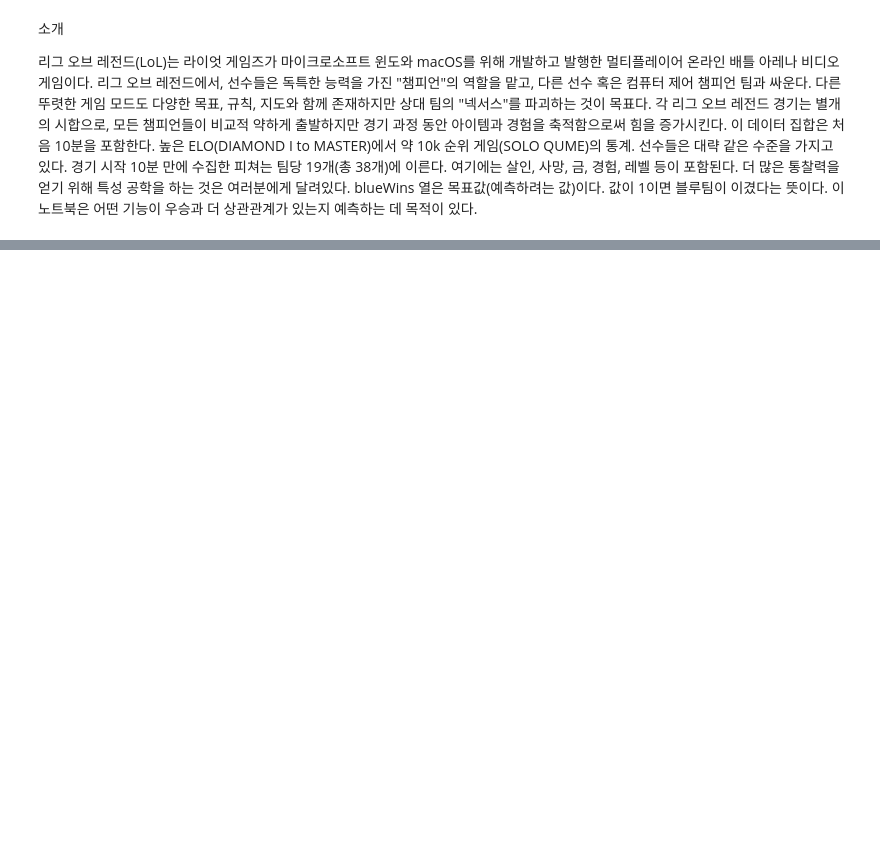
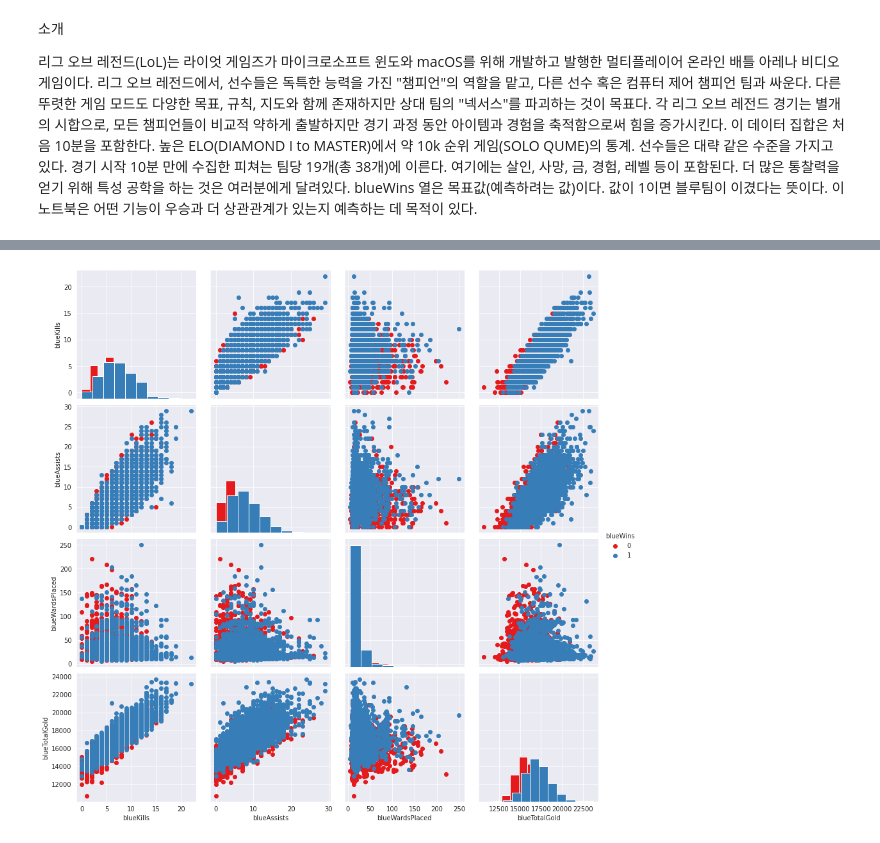
Before and after one commit to HopesDad/Py_ML_Deep_Learning, a Jupyter notebook: LOL_How_to_win_.ipynb, the cells around one changed output, grey strips where cells are left out. Cells and saved outputs as stored; diff of their text form; code cells hidden in the pictures; blank space fills up the shorter version.

```diff
--- a/LOL_How_to_win_.ipynb
+++ b/LOL_How_to_win_.ipynb
@@ -21,0 +22,8 @@ for fn in uploaded.keys():
+# %%
+%matplotlib inline
+sns.set_style("darkgrid")
+# %%
+# Load Dataset
+
+data = pd.read_csv('high_diamond_ranked_10min.csv')
+data.head()
@@ -21,0 +59,9 @@ for fn in uploaded.keys():
+# %%
+df_clean = data.copy()
+# %%
+# Drop some unecessary columns. e.g. blueFirstblood/redfirst blood blueEliteMonster/redEliteMonster blueDeath/redKills etc are repeated
+# Based on personal experience with the game, mimion yield gold+experience, we can drop minion kill too
+cols = ['gameId', 'redFirstBlood', 'redKills', 'redEliteMonsters', 'redDragons','redTotalMinionsKilled',
+       'redTotalJungleMinionsKilled', 'redGoldDiff', 'redExperienceDiff', 'redCSPerMin', 'redGoldPerMin', 'redHeralds',
+       'blueGoldDiff', 'blueExperienceDiff', 'blueCSPerMin', 'blueGoldPerMin', 'blueTotalMinionsKilled']
+df_clean = df_clean.drop(cols, axis = 1)
@@ -21,0 +88,8 @@ for fn in uploaded.keys():
+# %%
+# Next let's check the relationship between parameters of blue team features
+g = sns.PairGrid(data=df_clean, vars=['blueKills', 'blueAssists', 'blueWardsPlaced', 'blueTotalGold'], hue='blueWins', size=3, palette='Set1')
+g.map_diag(plt.hist)
+g.map_offdiag(plt.scatter)
+g.add_legend();
+# %% [output]
+[figure, added]
```
Also changed, not shown: parts of 14 cells of this notebook.
